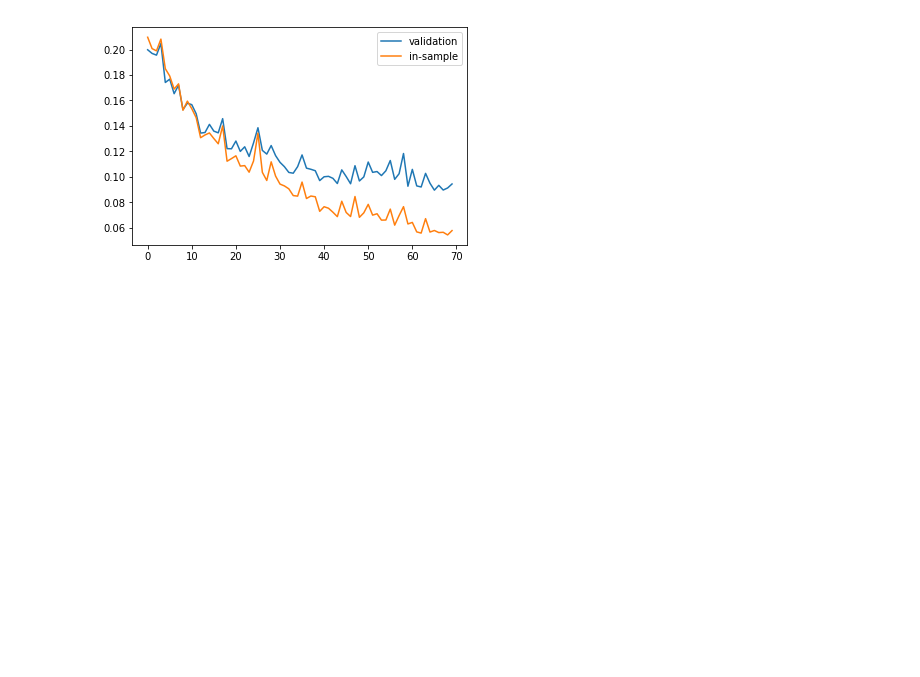
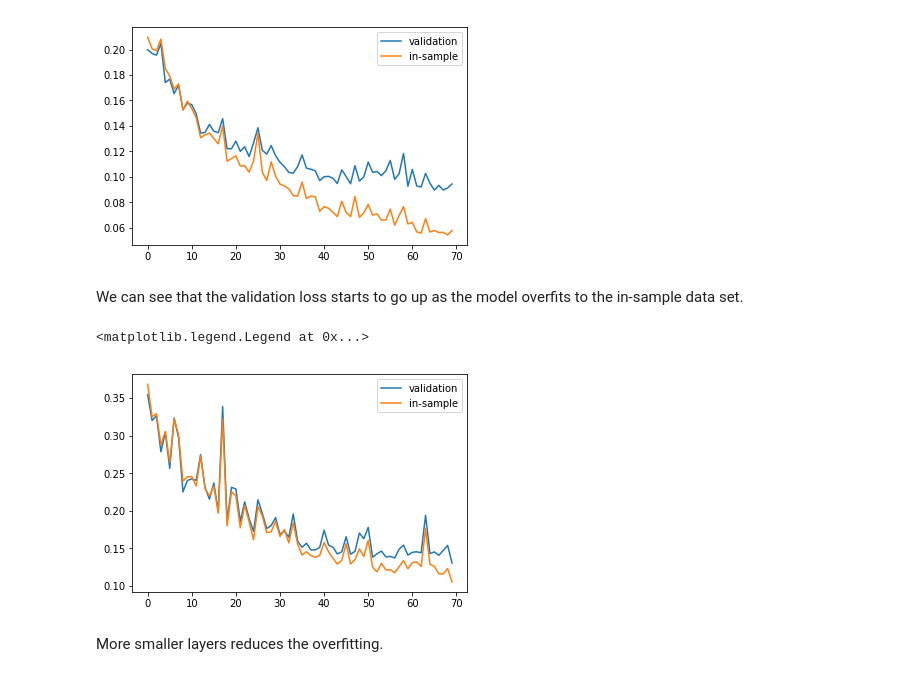
Before and after one commit to emmettk/TensorFlowExamples, a Jupyter notebook: MNIST_example.ipynb, the cells around one changed output. Drawn from its saved outputs; the diff is of its cells as text; code cells hidden in the pictures; blank space fills up the shorter version.

Commit message:
overfitting shown in plot better

```diff
--- a/MNIST_example.ipynb
+++ b/MNIST_example.ipynb
@@ -164,6 +167,17 @@ plt.legend(['validation', 'in-sample'])
 # %% [output]
 <matplotlib.legend.Legend at 0x...>
 [figure]
+# %% [markdown]
+We can see that the validation loss starts to go up as the model overfits to the in-sample data set.
+# %%
+plt.plot(val_loss_list[10:])
+plt.plot(in_sample_loss_list[10:])
+plt.legend(['validation', 'in-sample'])
+# %% [output]
+<matplotlib.legend.Legend at 0x...>
+[figure, added]
+# %% [markdown]
+More smaller layers reduces the overfitting.
 # %%
 #Run the model on the test images
 model_output = sess.run(network_output, feed_dict={
```
Also changed, not shown: parts of 2 cells of this notebook.
